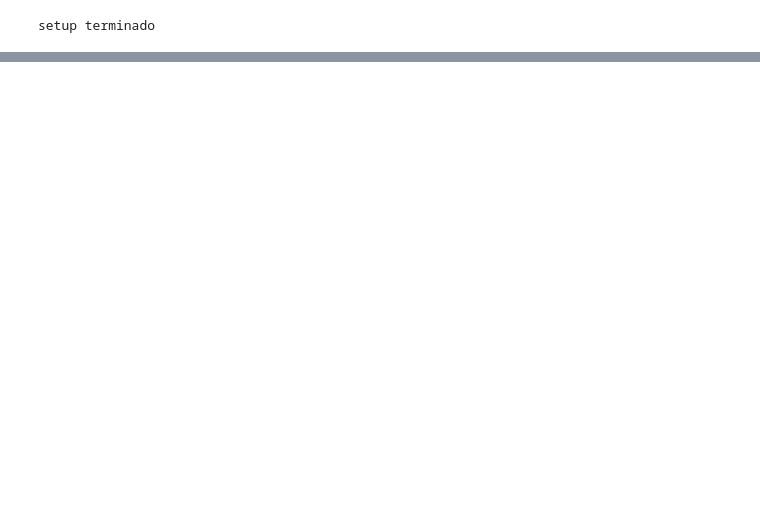
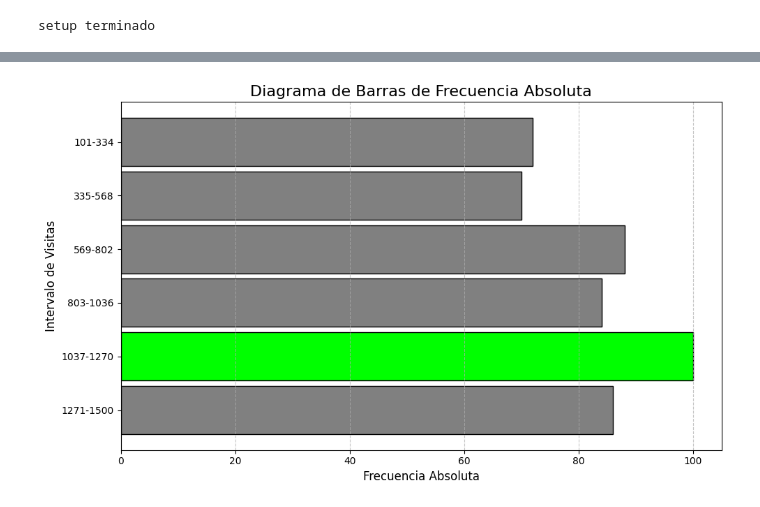
Before and after one commit to FerGonzaga/Act2_TabFrec, a Jupyter notebook: melanie-discretos.ipynb, the cells around one changed output, grey strips where cells are left out. Saved outputs shown, nothing was run; the diff lists cells and outputs as text; code cells hidden in the pictures; blank space fills up the shorter version.

```diff
--- a/melanie-discretos.ipynb
+++ b/melanie-discretos.ipynb
@@ -249,0 +130,33 @@ plt.show()
+# %%
+import matplotlib.pyplot as plt
+import pandas as pd
+
+plt.figure(figsize=(10, 6)) # Tamaño de la figura
+
+# Encontrar el valor más alto de frecuencia absoluta
+max_freq_value = frecuencia_absoluta.max()
+
+# Crear una lista de colores para las barras
+colores = ['gray'] * len(frecuencia_absoluta) # Todos grises por defecto
+
+max_freq_index = frecuencia_absoluta.tolist().index(max_freq_value)
+colores[max_freq_index] = 'lime' # Color verde brillante para el valor más alto
+
+# Crear el diagrama de barras horizontal
+# Usamos plt.barh() para barras horizontales
+plt.barh(frecuencia_absoluta.index.astype(str), # Eje Y: etiquetas de las clases
+         frecuencia_absoluta.values,           # Eje X: valores de frecuencia absoluta
+         color=colores,                        # Colores definidos
+         edgecolor='black',                    # Borde de las barras
+         height=0.9                            # Altura de las barras (análogo a 'width' en bar)
+        )
+
+plt.title('Diagrama de Barras de Frecuencia Absoluta', fontsize=16)
+plt.xlabel('Frecuencia Absoluta', fontsize=12) # Ahora el eje X es la frecuencia
+plt.ylabel('Intervalo de Visitas', fontsize=12) # Ahora el eje Y son los intervalos
+plt.gca().invert_yaxis() # Invertir el eje Y para que la primera clase esté arriba, si lo deseas
+plt.grid(axis='x', linestyle='--', alpha=0.7) # Cuadrícula en el eje X
+plt.tight_layout() # Ajustar el diseño para evitar recortes
+plt.show()
+# %% [output]
+[figure, added]
```
Also changed, not shown: parts of 14 cells of this notebook.
